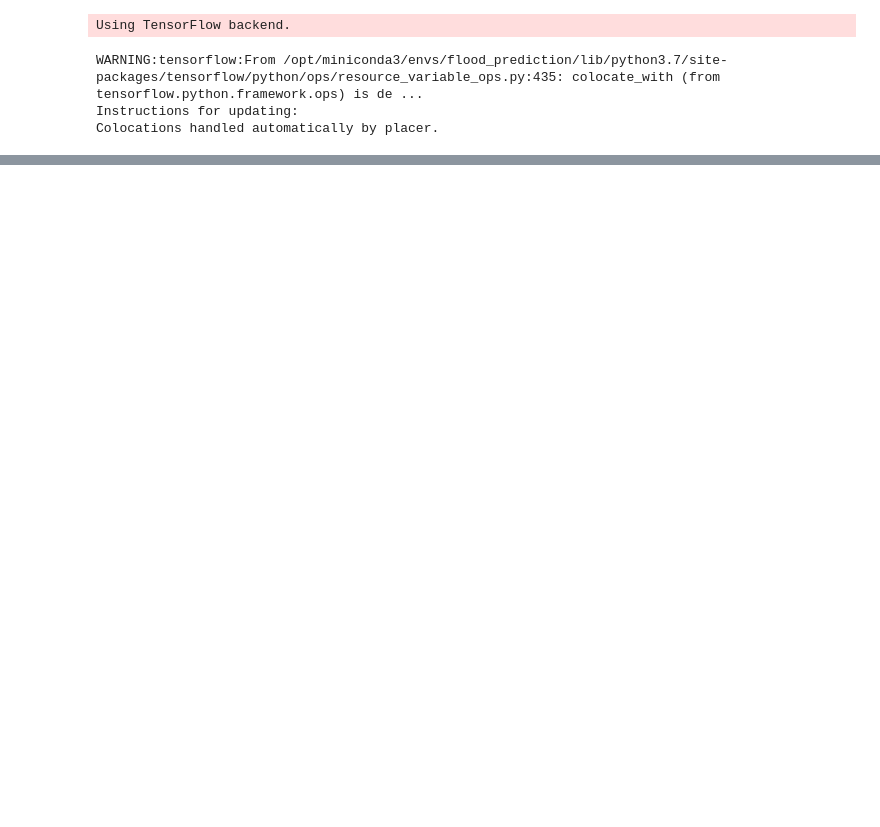
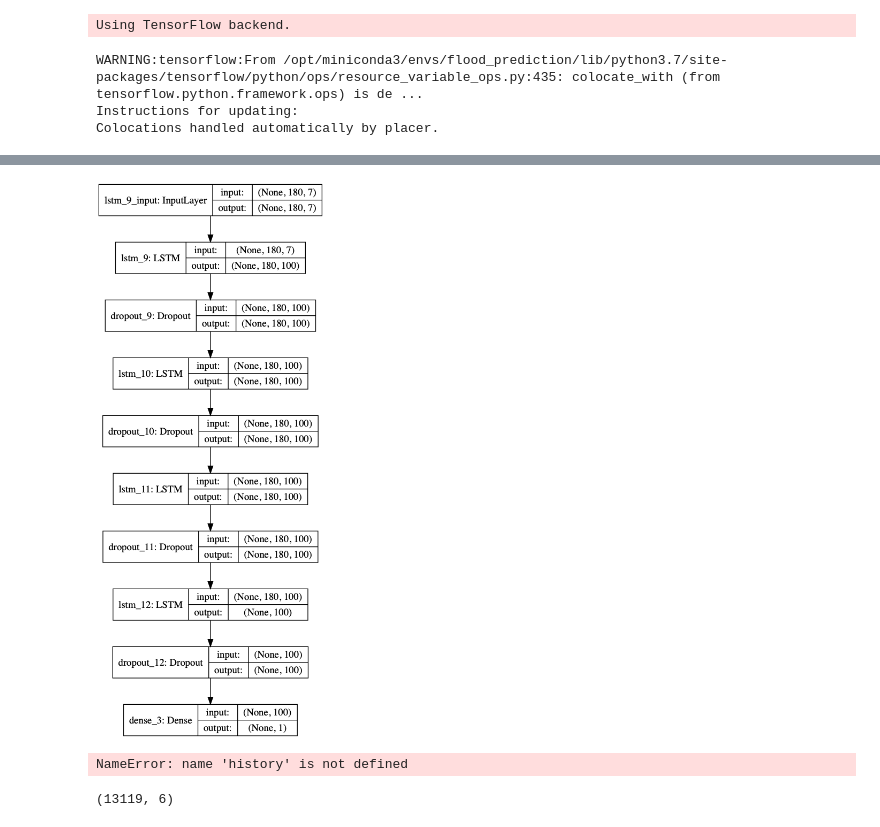
Before and after one commit to Gongsta/flood-prediction, a Jupyter notebook: jupyter/Models/feature_xy_model_TORUN.ipynb, the cells around one changed output, grey strips where cells are left out. Cells and saved outputs as stored; diff of their text form; code cells hidden in the pictures; blank space fills up the shorter version.

```diff
--- a/jupyter/Models/feature_xy_model_TORUN.ipynb
+++ b/jupyter/Models/feature_xy_model_TORUN.ipynb
@@ -125,0 +132,7 @@ history = regressor.fit(X_train_final, y_train_final, epochs=50, batch_size=32)
+# %%
+#LATER ON...LOADING THE MODEL
+regressor_model = open('../../models/sample-analysis/final-lstm.yaml', 'r').read()
+from keras.models import model_from_yaml
+loaded_regressor = model_from_yaml(regressor_model)
+loaded_regressor.load_weights('../../models/sample-analysis/final-lstm.h5')
+regressor = loaded_regressor
@@ -126,2 +144,24 @@ history = regressor.fit(X_train_final, y_train_final, epochs=50, batch_size=32)
+# %%
+from keras.utils import plot_model
+plot_model(regressor, to_file='../../images/pixel/model_architecture/model.png', show_shapes=True)
+# %% [output]
+[figure, added]
+# %%
+h = history
+
+# Plot training & validation loss value
+fig, ax = plt.subplots(figsize=(8,4))
+ax.plot(h.history['loss'], label='loss')
+plt.title('Learning curve')
+ax.set_ylabel('Loss')
+ax.set_xlabel('Epoch')
+plt.legend(['Training'])
+ax.set_yscale('log')
+# %% [output]
+NameError: name 'history' is not defined
+# %%
+Xda.shape
+# %% [output]
+(13119, 6)
 # %%
 import matplotlib.pyplot as plt
```
Also changed, not shown: parts of 27 cells of this notebook, 19 other files.
